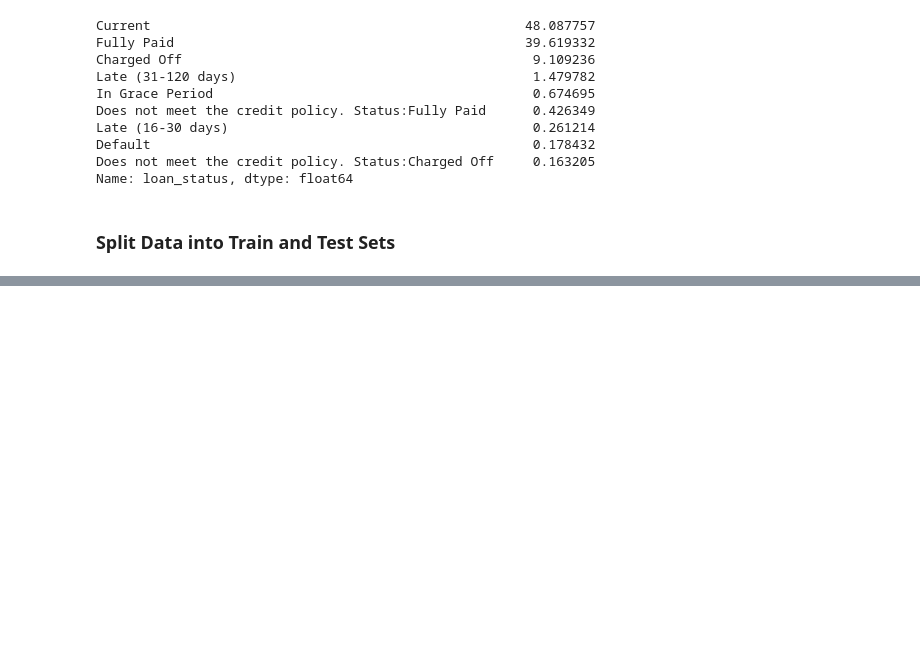
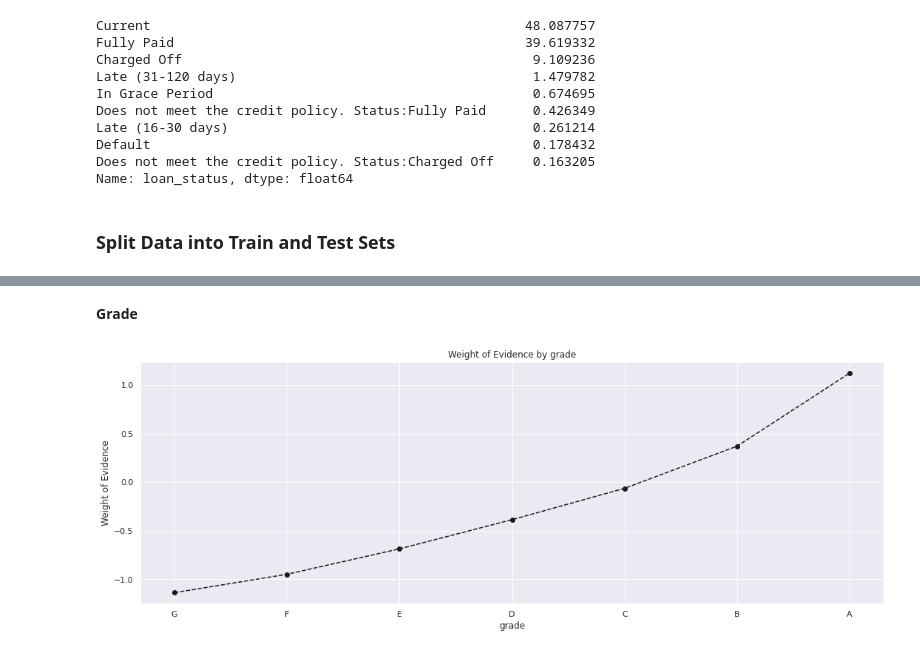
Before and after one commit to rpdieego/credit_risk_modeling, a Jupyter notebook: Credit_Risk_Modeling.ipynb, the cells around one changed output, grey strips where cells are left out. Cells and saved outputs as stored; diff of their text form; code cells hidden in the pictures; blank space fills up the shorter version.

```diff
--- a/Credit_Risk_Modeling.ipynb
+++ b/Credit_Risk_Modeling.ipynb
@@ -101,6 +101,9 @@
 # %%
 import pandas as pd
 import numpy as np
+import matplotlib.pyplot as plt
+import seaborn as sns
+sns.set()
 
 from datetime import date
 
@@ -567,3 +570,8 @@ loan_df['good_bad'] = np.where(loan_df['loan_status'].isin(['Charged Off','Defau
 ### Split Data into Train and Test Sets
 # %%
 loan_data_inputs_train, loan_data_inputs_test, loan_data_targets_train, loan_data_targets_test = train_test_split(loan_df.drop('good_bad', axis=1), loan_df['good_bad'], test_size=0.2, random_state = 14)
+# %%
+# Crete new variables for the data preparation process
+
+df_inputs_prepr = loan_data_inputs_train
+df_targets_prepr = loan_data_targets_train
@@ -569,0 +728,22 @@ loan_data_inputs_train, loan_data_inputs_test, loan_data_targets_train, loan_dat
+# %%
+def plot_by_woe(df_WoE, rotation_of_x_axis_labels = 0):
+  '''
+
+  '''
+
+  x = np.array(df_WoE.iloc[:,0].apply(str))
+  y = df_WoE['WoE']
+
+  plt.figure(figsize = (18,6))
+  plt.plot(x,y, marker = 'o', linestyle = '--', color = 'k')
+  plt.title('Weight of Evidence by ' + df_WoE.columns[0])
+  plt.xlabel(df_WoE.columns[0])
+  plt.ylabel('Weight of Evidence')
+  plt.xticks(rotation = rotation_of_x_axis_labels)
+# %% [markdown]
+**Grade**
+# %%
+df_temp_grade = woe_discrete(df_inputs_prepr, 'grade', df_targets_prepr)
+plot_by_woe(df_temp_grade)
+# %% [output]
+[figure, added]
```
Also changed, not shown: parts of 24 cells of this notebook.
